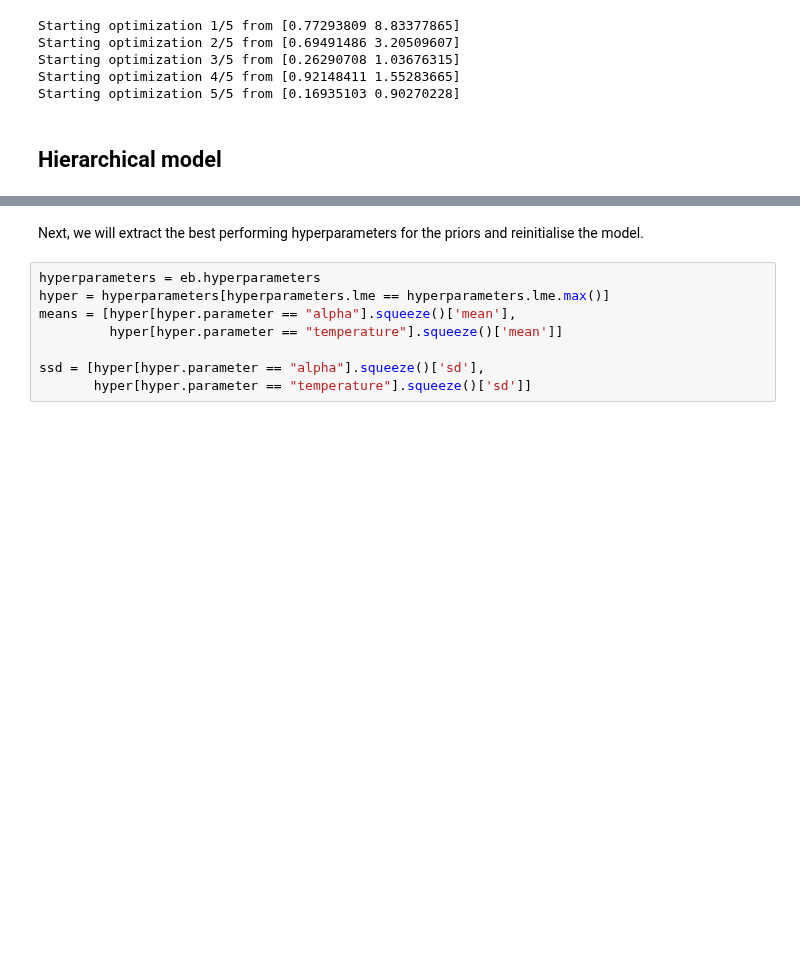
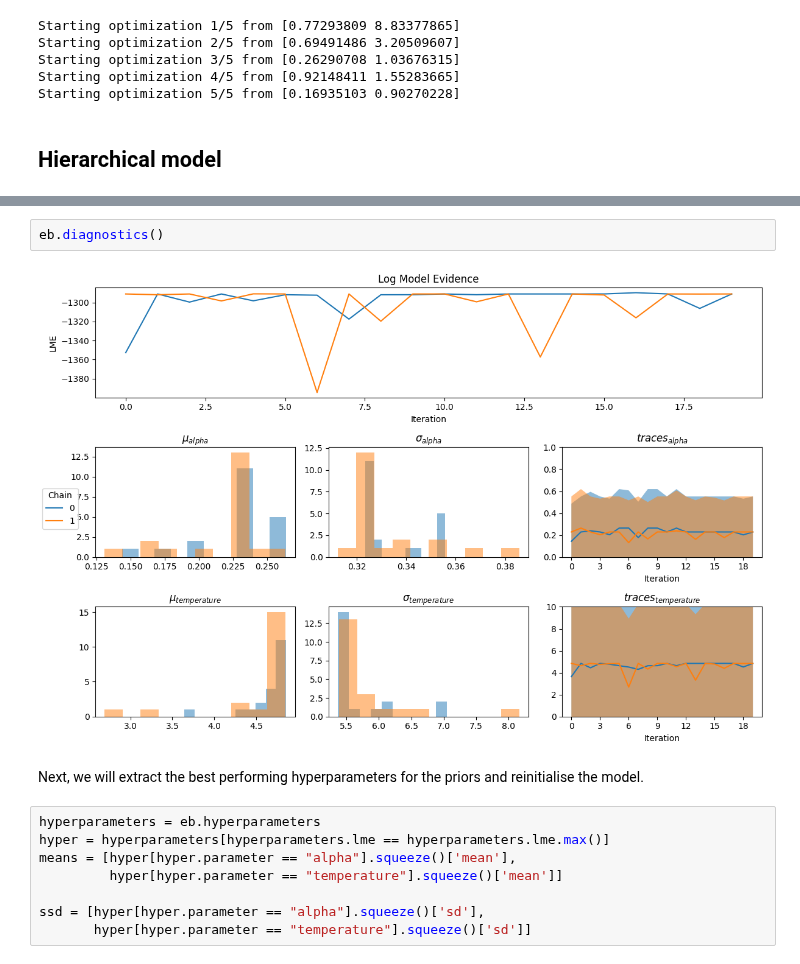
Before and after one commit to DevComPsy/cpm, a Jupyter notebook: docs/examples/example3.ipynb, the cells around one changed output, grey strips where cells are left out. Drawn from its saved outputs; the diff is of its cells as text; blank space fills up the shorter version.

Commit message:
docs: update example 3 with some plots

```diff
--- a/docs/examples/example3.ipynb
+++ b/docs/examples/example3.ipynb
@@ -269,3 +251,7 @@ Iteration: 20, LME: -1290.9408447108713.
+# %%
+eb.diagnostics()
+# %% [output]
+[figure, added]
 # %% [markdown]
 Next, we will extract the best performing hyperparameters for the priors and reinitialise the model.
 # %%
```
Also changed, not shown: parts of 1 cell of this notebook.
